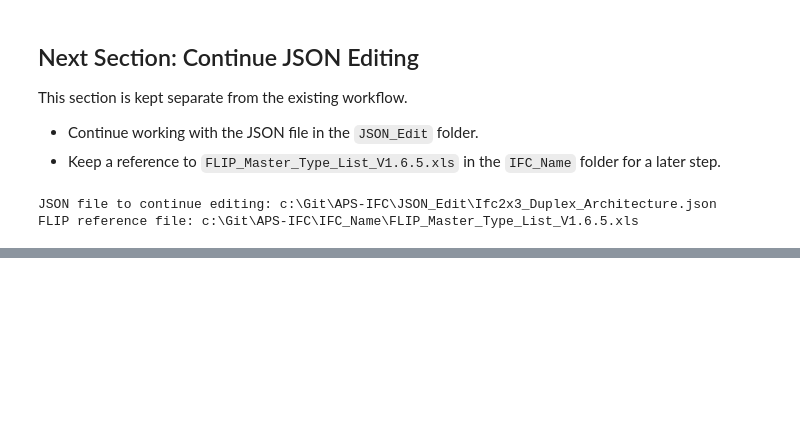
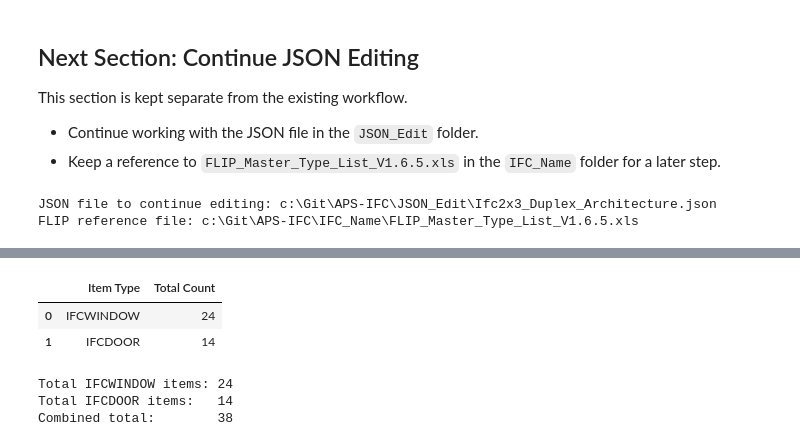
Before and after one commit to plarchi/MsC-IFC-APS, a Jupyter notebook: PyDataTransform/Ifc2x3_Duplex_Architecture.ipynb, the cells around one changed output, grey strips where cells are left out. Cells and saved outputs as stored; diff of their text form; code cells hidden in the pictures; blank space fills up the shorter version.

```diff
--- a/PyDataTransform/Ifc2x3_Duplex_Architecture.ipynb
+++ b/PyDataTransform/Ifc2x3_Duplex_Architecture.ipynb
@@ -573,0 +578,57 @@ FLIP reference file: c:\Git\APS-IFC\IFC_Name\FLIP_Master_Type_List_V1.6.5.xls
+# %%
+import json
+import pandas as pd
+
+target_types = ['IFCWINDOW', 'IFCDOOR']
+
+with json_edit_file.open('r', encoding='utf-8') as file:
+    json_items = json.load(file)
+
+window_door_rows = []
+
+for item in json_items:
+    item_name = item.get('Name')
+    item_type = None
+
+    for prop in item.get('Properties', []):
+        if prop.get('category') != 'Item':
+            continue
+        if prop.get('displayName') == 'Name':
+            item_name = prop.get('value', item_name)
+        elif prop.get('displayName') == 'Type':
+            item_type = prop.get('value')
+
+    if item_type in target_types:
+        window_door_rows.append({
+            'Item Type': item_type,
+            'Item Name': item_name,
+            'DbId': item.get('DbId'),
+            'GUID': next(
+                (prop.get('value') for prop in item.get('Properties', [])
+                 if prop.get('category') == 'Item' and prop.get('displayName') == 'GUID'),
+                None,
+            ),
+        })
+
+window_door_df = pd.DataFrame(window_door_rows)
+
+summary_df = (
+    window_door_df['Item Type']
+    .value_counts()
+    .reindex(target_types, fill_value=0)
+    .rename_axis('Item Type')
+    .reset_index(name='Total Count')
+)
+
+display(summary_df)
+
+print(f"Total IFCWINDOW items: {summary_df.loc[summary_df['Item Type'] == 'IFCWINDOW', 'Total Count'].iloc[0]}")
+print(f"Total IFCDOOR items:   {summary_df.loc[summary_df['Item Type'] == 'IFCDOOR', 'Total Count'].iloc[0]}")
+print(f"Combined total:        {len(window_door_df)}")
+# %% [output]
+|  | Item Type | Total Count |
+| 0 | IFCWINDOW | 24 |
+| 1 | IFCDOOR | 14 |
+Total IFCWINDOW items: 24
+Total IFCDOOR items:   14
+Combined total:        38
```
Also changed, not shown: parts of 4 cells of this notebook, 1 other file.
